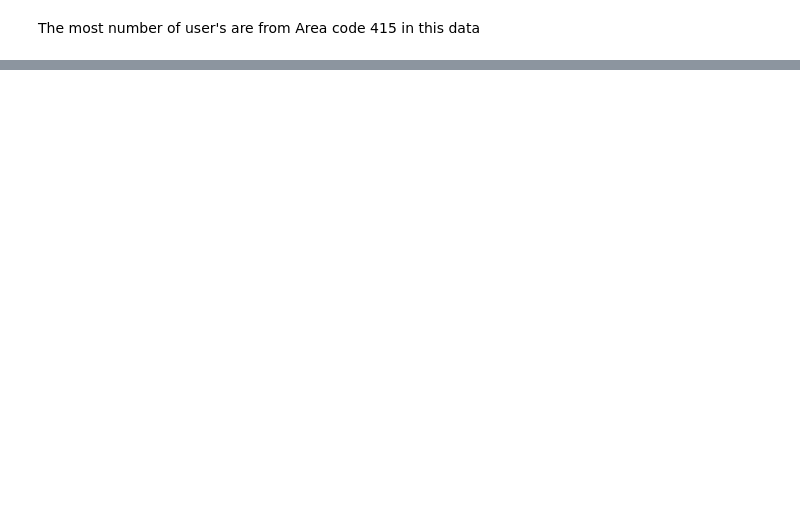
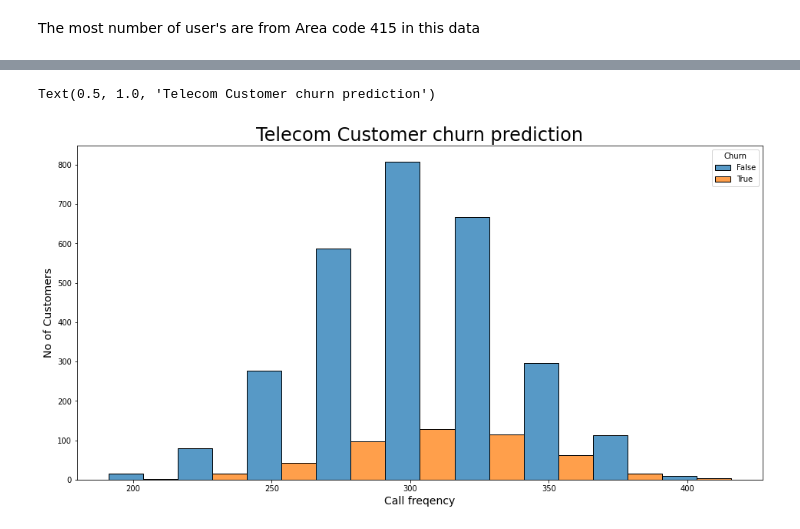
Before and after one commit to mohammedmoin44/Tele-comm-churn_Analysis, a Jupyter notebook: Copy_of_Telecom_Churn_Analysis_Capstone_Project.ipynb, the cells around one changed output, grey strips where cells are left out. Saved outputs shown, nothing was run; the diff lists cells and outputs as text; code cells hidden in the pictures; blank space fills up the shorter version.

```diff
--- a/Copy_of_Telecom_Churn_Analysis_Capstone_Project.ipynb
+++ b/Copy_of_Telecom_Churn_Analysis_Capstone_Project.ipynb
@@ -143,0 +160,2 @@ The most number of user's are from Area code 415 in this data
+# %%
+df['total charge'] = df['Total day charge'] + df['Total eve charge']+df['Total night charge']+df['Total intl charge']
@@ -143,0 +183,2 @@ The most number of user's are from Area code 415 in this data
+# %%
+df['total call frequency'] = df['Total day calls'] + df['Total eve calls']+df['Total night calls']+df['Total intl calls']
@@ -143,0 +201,9 @@ The most number of user's are from Area code 415 in this data
+# %%
+plt.figure(figsize=(16,8))
+gr=sns.histplot(data=df,x='total call frequency',hue='Churn',multiple="dodge",binwidth = 25)
+gr.set_xlabel("Call freqency",fontsize=14)
+gr.set_ylabel("No of Customers",fontsize=14)
+gr.set_title('Telecom Customer churn prediction',fontsize=24)
+# %% [output]
+Text(0.5, 1.0, 'Telecom Customer churn prediction')
+[figure, added]
```
Also changed, not shown: parts of 10 cells of this notebook.
